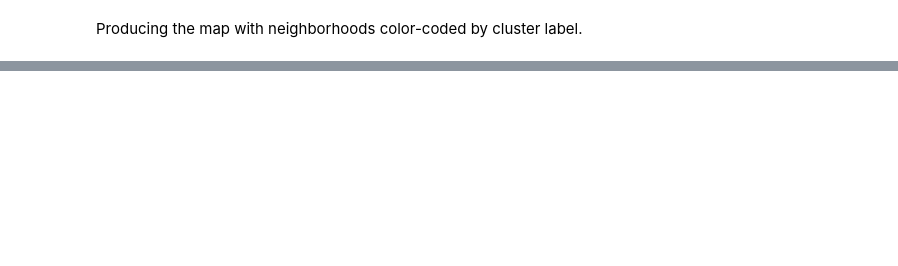
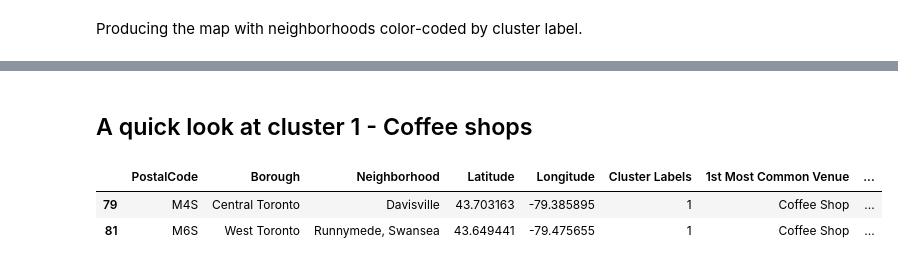
Before and after one commit to jathiel/Coursera_Capstone, a Jupyter notebook: Applied Data Science Clustering Toronto-Part 2.ipynb, the cells around one changed output, grey strips where cells are left out. Drawn from its saved outputs; the diff is of its cells as text; code cells hidden in the pictures; blank space fills up the shorter version.

```diff
--- a/Applied Data Science Clustering Toronto-Part 2.ipynb
+++ b/Applied Data Science Clustering Toronto-Part 2.ipynb
@@ -302,3 +327,11 @@ for lat, lon, poi, cluster in zip(toronto_merged['Latitude'], toronto_merged['Lo
 map_clusters
 # %% [output]
 [interactive output not drawn]
+# %% [markdown]
+## A quick look at cluster 1 - Coffee shops
+# %%
+toronto_merged[toronto_merged['Cluster Labels'] == 1]
+# %% [output]
+|  | PostalCode | Borough | Neighborhood | Latitude | Longitude | Cluster Labels | 1st Most Common Venue | ... |
+| 79 | M4S | Central Toronto | Davisville | 43.703163 | -79.385895 | 1 | Coffee Shop | ... |
+| 81 | M6S | West Toronto | Runnymede, Swansea | 43.649441 | -79.475655 | 1 | Coffee Shop | ... |
```
Also changed, not shown: parts of 9 cells of this notebook, 1 other file.
